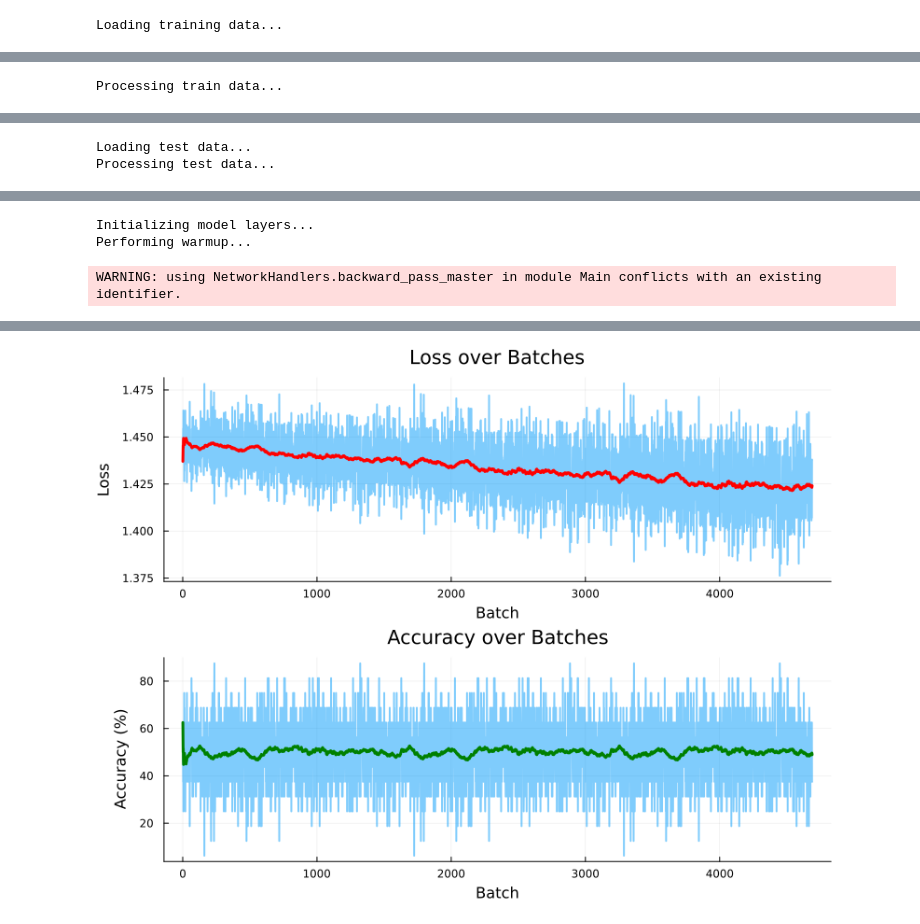
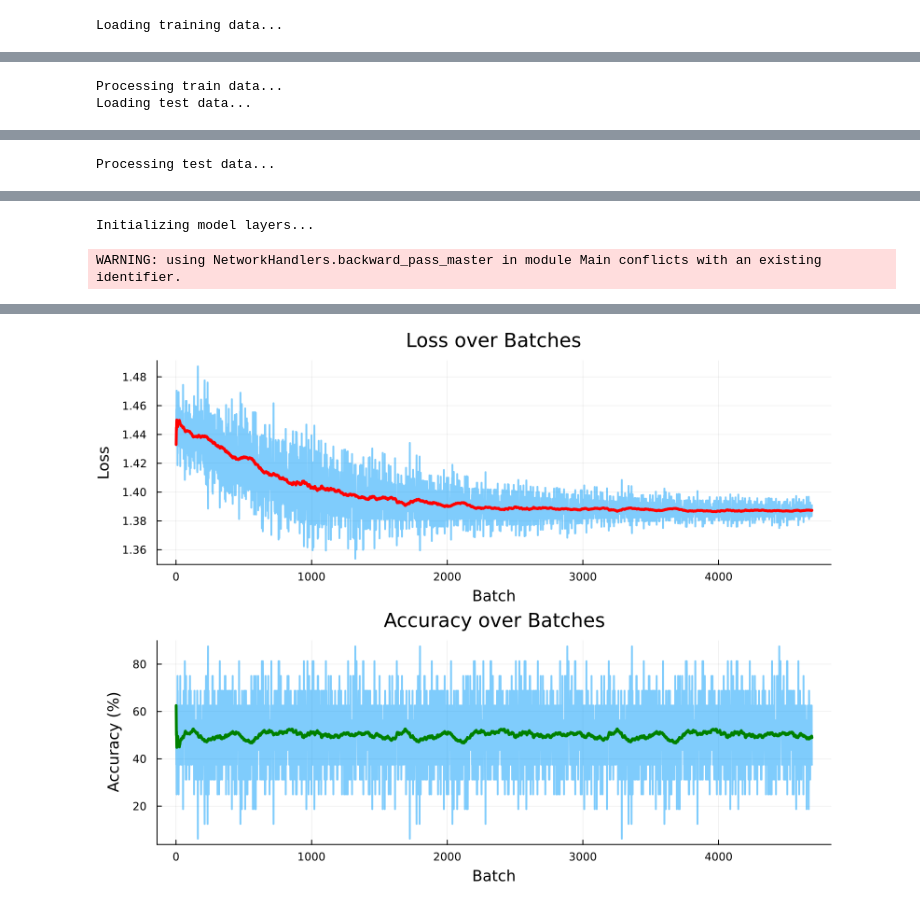
Before and after one commit to poryckig/ADJuliaCNN, a Jupyter notebook: solution/main.ipynb, the cells around one changed output, grey strips where cells are left out. Drawn from its saved outputs; the diff is of its cells as text; code cells hidden in the pictures.

```diff
--- a/solution/main.ipynb
+++ b/solution/main.ipynb
@@ -15,8 +15,9 @@ include("EmbeddingModule.jl")
 include("IMDbDataLoader.jl")
 include("LossAndAccuracy.jl")
 include("NetworkHandlers.jl")
+include("BatchNormModule.jl")
 
-using .ConvModule, .PoolModule, .GlobalPoolModule, .IMDbDataLoader, .DenseModule, .EmbeddingModule
+using .ConvModule, .PoolModule, .GlobalPoolModule, .IMDbDataLoader, .DenseModule, .EmbeddingModule, .BatchNormModule
 
 println("Loading training data...")
 train_features, train_labels = IMDbDataLoader.load_data(:train)
@@ -57,26 +58,58 @@ pooled_size = length(sample_global)
 dense_layer1 = DenseModule.init_dense_layer(pooled_size, 32, DenseModule.relu, DenseModule.relu_grad, 4172219205)
 dense_layer2 = DenseModule.init_dense_layer(32, 2, DenseModule.sigmoid, DenseModule.sigmoid_grad, 3762133366)
 
+batchnorm_layer1 = BatchNormModule.init_batchnorm_layer(64)  # 64 to liczba filtrów w conv_layer1
+
 # Assemble the network
 network = (embedding_layer, conv_layer1, pool_layer1, global_pool_layer, dense_layer1, dense_layer2)
 
 # Optimized single-threaded weight update function
-function update_weights_optimized(network, learning_rate, batch_size)
+# Zoptymalizowana funkcja aktualizacji wag z momentem
+function update_weights_optimized(network, learning_rate, batch_size, momentum=0.9f0)
     scale_factor = learning_rate / batch_size
 
+    # Inicjalizuj słownik poprzednich aktualizacji, jeśli nie istnieje
+    if !isdefined(Main, :prev_updates)
+        global prev_updates = Dict()
+        for (i, layer) in enumerate(network)
+            if hasproperty(layer, :weights) && hasproperty(layer, :grad_weights)
+                prev_updates[i] = (zeros(Float32, size(layer.weights)),
+                                   zeros(Float32, size(layer.biases)))
+            end
+        end
+    end
+
     # Process each layer
-    for layer in network
-        if isa(layer, DenseModule.DenseLayer) ||
-           isa(layer, ConvModule.ConvLayer) ||
-           isa(layer, EmbeddingModule.EmbeddingLayer)
+    for (i, layer) in enumerate(network)
+        if hasproperty(layer, :weights) && hasproperty(layer, :grad_weights)
+            # Pobierz poprzednie aktualizacje
+            if haskey(prev_updates, i)
+                prev_weight_update, prev_bias_update = prev_updates[i]
 
-            # Apply learning directly (in-place operations)
-            @inbounds for i in eachindex(layer.weights)
-                layer.weights[i] -= scale_factor * layer.grad_weights[i]
-            end
+                # Oblicz nowe aktualizacje z momentem
+                weight_update = momentum * prev_weight_update .- scale_factor * layer.grad_weights
+                bias_update = momentum * prev_bias_update .- scale_factor * layer.grad_biases
 
-            @inbounds for i in eachindex(layer.biases)
-                layer.biases[i] -= scale_factor * layer.grad_biases[i]
+                # Zastosuj aktualizacje
+                @inbounds for i in eachindex(layer.weights)
+                    layer.weights[i] += weight_update[i]
+                end
+
+                @inbounds for i in eachindex(layer.biases)
+                    layer.biases[i] += bias_update[i]
+                end
+
+                # Zapisz aktualizacje do następnej iteracji
+                prev_updates[i] = (weight_update, bias_update)
+            else
+                # Dla warstw bez poprzednich aktualizacji
+                @inbounds for i in eachindex(layer.weights)
+                    layer.weights[i] -= scale_factor * layer.grad_weights[i]
+                end
+
+                @inbounds for i in eachindex(layer.biases)
+                    layer.biases[i] -= scale_factor * layer.grad_biases[i]
+                end
             end
 
             # Reset gradients efficiently
@@ -357,4 +390,5 @@ WARNING: replacing module EmbeddingModule.
 WARNING: replacing module IMDbDataLoader.
 WARNING: replacing module LossAndAccuracy.
 Processing train data...
+Loading test data...
 WARNING: replacing module NetworkHandlers.
@@ -365,2 +396 @@ WARNING: using DenseModule.DenseLayer in module Main conflicts with an existing
-Loading test data...
 Processing test data...
@@ -367,5 +401,4 @@ Processing test data...
 WARNING: using DenseModule.identity in module Main conflicts with an existing identifier.
 WARNING: using EmbeddingModule.EmbeddingLayer in module Main conflicts with an existing identifier.
 Initializing model layers...
-Performing warmup...
 WARNING: using NetworkHandlers.backward_pass_master in module Main conflicts with an existing identifier.
@@ -389 +422 @@ Epoch 3 done. Training Accuracy: 50.0, Test Loss: 1.422873250246048, Test Accura
-[figure, old version]
+[figure, new version]
```
Also changed, not shown: parts of 1 cell of this notebook, 4 other files.
